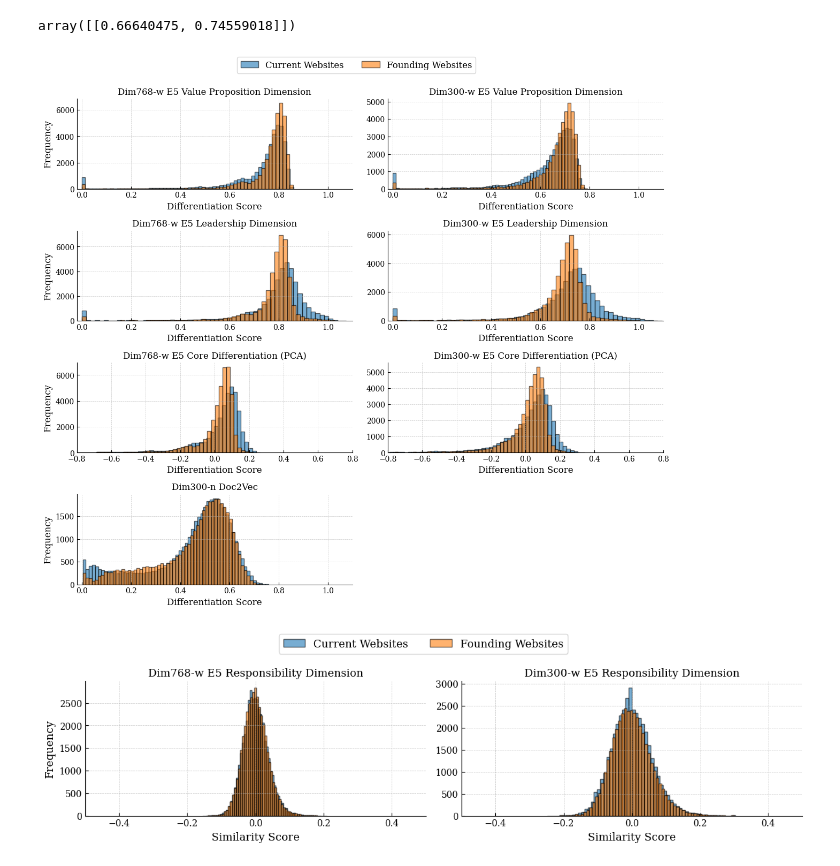
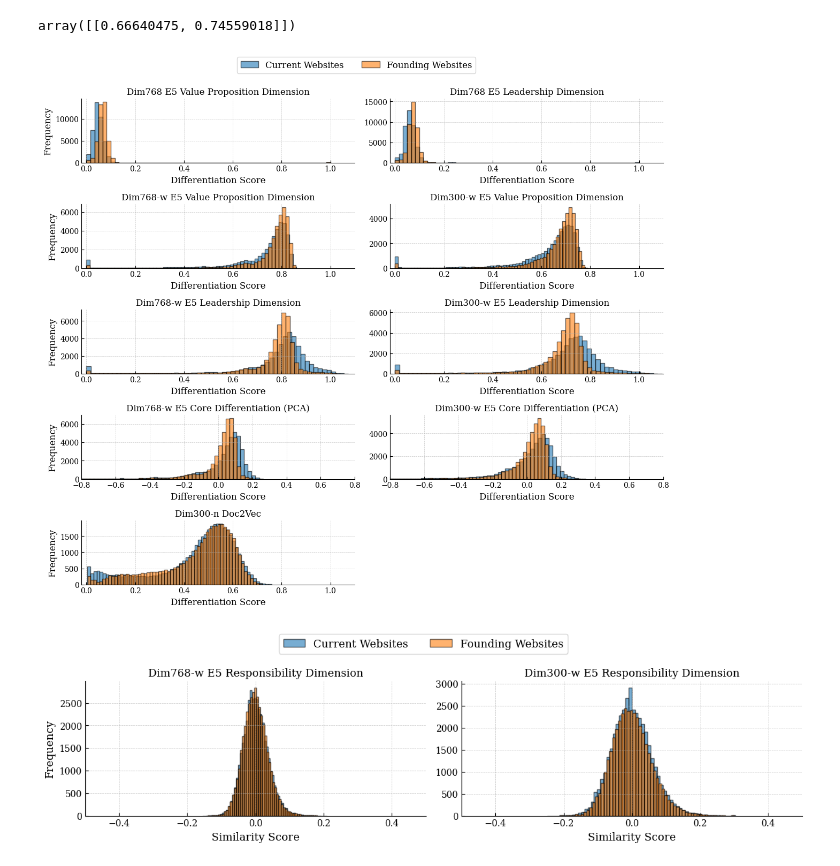
Before and after one commit to MaBlock7/company_success_prediction, a Jupyter notebook: notebooks/summary_statistics.ipynb, the cells around one changed output. Drawn from its saved outputs; the diff is of its cells as text; code cells hidden in the pictures.

```diff
--- a/notebooks/summary_statistics.ipynb
+++ b/notebooks/summary_statistics.ipynb
@@ -582,21 +582,23 @@ def plot_diff_score_distribution(df, feature_roots, bins=60, cutoff=None, figsiz
 # %%
 plot_diff_score_distribution(
     company_sample,
     feature_roots={
+        'vp': ('Dim768 E5 Value Proposition Dimension', 'Differentiation', [-0.02, 1.1]),
+        'lp': ('Dim768 E5 Leadership Dimension', 'Differentiation', [-0.02, 1.1]),
         'vp_w': ('Dim768-w E5 Value Proposition Dimension', 'Differentiation', [-0.02, 1.1]),
         'vp_w_red': ('Dim300-w E5 Value Proposition Dimension', 'Differentiation', [-0.02, 1.1]),
         'lp_w': ('Dim768-w E5 Leadership Dimension', 'Differentiation', [-0.02, 1.1]),
         'lp_w_red': ('Dim300-w E5 Leadership Dimension', 'Differentiation', [-0.02, 1.1]),
         'core_diff_w_pca': ('Dim768-w E5 Core Differentiation (PCA)', 'Differentiation', [-0.8, 0.8]),
         'core_diff_w_red_pca': ('Dim300-w E5 Core Differentiation (PCA)', 'Differentiation', [-0.8, 0.8]),
         'doc2vec_diff': ('Dim300-n Doc2Vec', 'Differentiation', [-0.02, 1.1]),
     },
     figsize=(12, 10),
-    nrows=4,
+    nrows=5,
     ncols=2
 )
 # %% [output]
-[figure, old version]
+[figure, new version]
 # %%
 plot_diff_score_distribution(
     company_sample,
```
Also changed, not shown: parts of 1 cell of this notebook, 3 other files.
